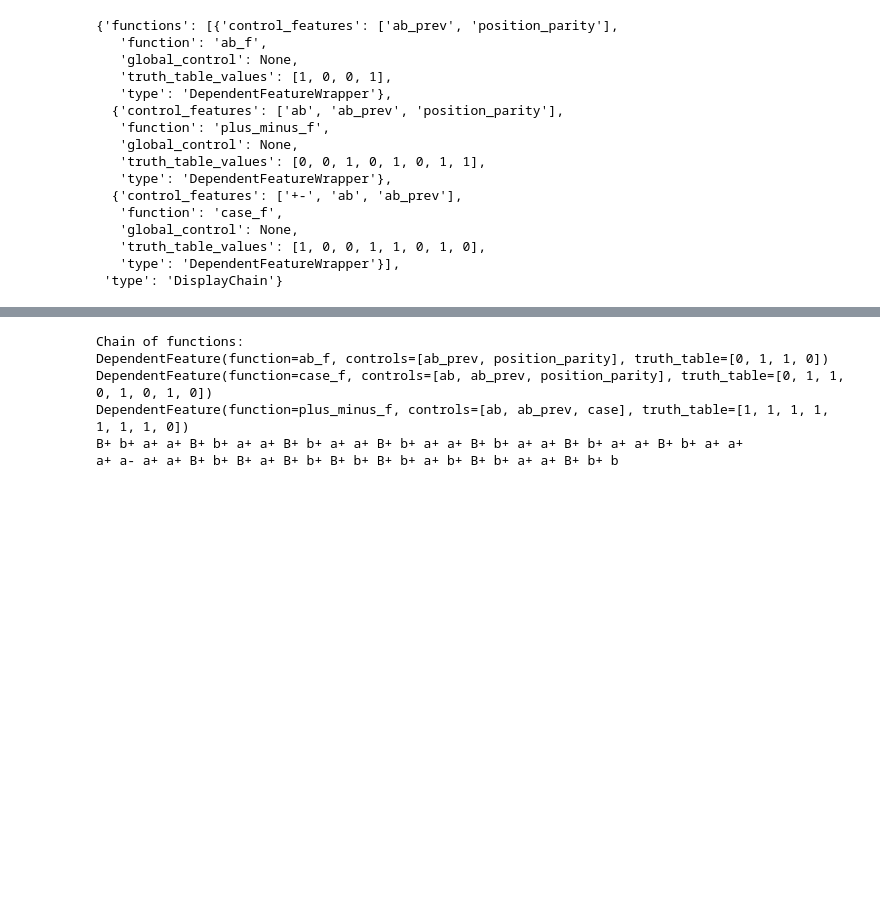
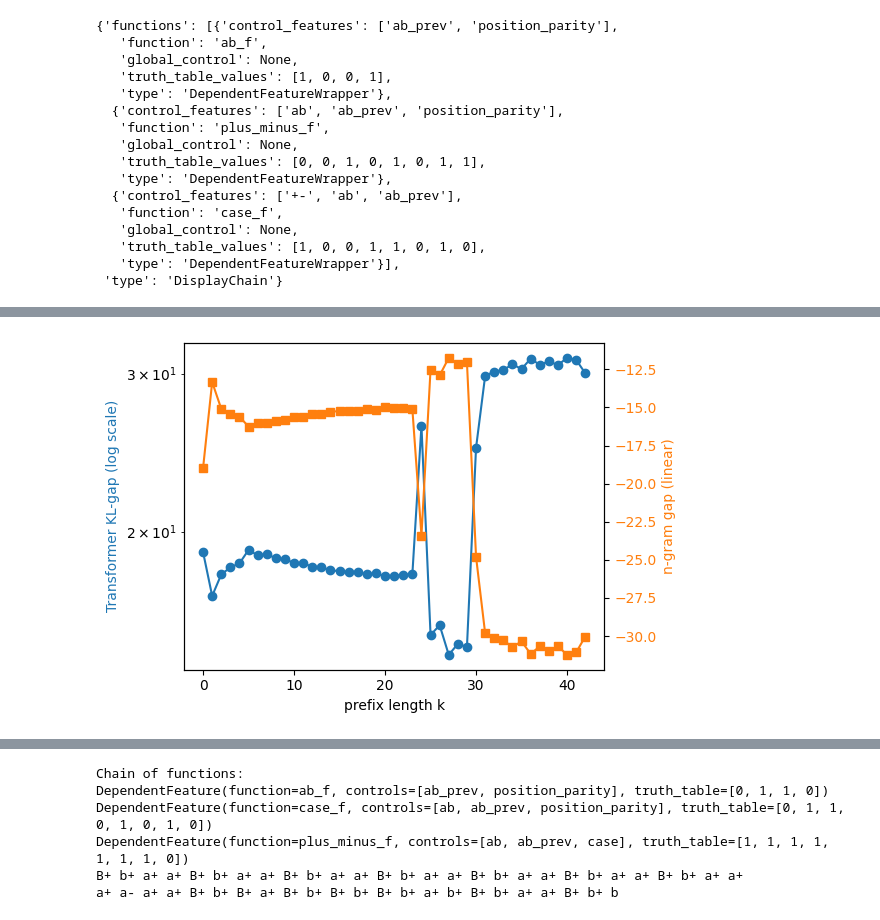
Before and after one commit to culpritgene/GeoMechInterp, a Jupyter notebook: projects/causal_patterns/mygpt_analysis.ipynb, the cells around one changed output, grey strips where cells are left out. Drawn from its saved outputs; the diff is of its cells as text; code cells hidden in the pictures; blank space fills up the shorter version.

```diff
--- a/experiments/mygpt_analysis.ipynb
+++ b/projects/causal_patterns/mygpt_analysis.ipynb
@@ -143,0 +379,23 @@ deterministic_test_dataset = deterministic_test_dataset.filter(lambda x: len(x['
+# %%
+import random
+random_indices = random.sample(range(len(dataset)), 20000)
+dataset_to_run = [dataset[i] for i in random_indices]
+# %%
+ng_tables = build_ngram_counts(dataset_to_run, max_n=3)
+# ---------------------------------------------------------------------
+# 3.  Assemble KL-gap vs. n-gram gap dataframe
+# ---------------------------------------------------------------------
+gap_by_k = collections.defaultdict(list)
+for r in rows:
+    gap_by_k[r['prefix_len']].append(r['kl_gap'])
+
+data = {'prefix_len': [], 'KL_gap': [], 'ngram_gap': []}
+for k in sorted(gap_by_k):
+    model_gap = np.mean(gap_by_k[k])
+    ngram_ce  = ngram_mixture_cross_entropy(k, dataset_to_run, tables=ng_tables)
+    data['prefix_len'].append(k)
+    data['KL_gap'].append(model_gap)
+    # positive ngram_gap means model is better than n-gram
+    data['ngram_gap'].append(ngram_ce - model_gap)
+
+df2 = pd.DataFrame(data)
@@ -143,0 +422,19 @@ deterministic_test_dataset = deterministic_test_dataset.filter(lambda x: len(x['
+# %%
+fig, ax1 = plt.subplots(figsize=(6,4))
+# Transformer KL-gap on log-y
+ax1.plot(df2['prefix_len'], df2['KL_gap'], marker='o', color='C0', label="Transformer KL-gap")
+ax1.set_yscale('log')
+ax1.set_xlabel("prefix length k")
+ax1.set_ylabel("Transformer KL-gap (log scale)", color='C0')
+ax1.tick_params(axis='y', labelcolor='C0')
+
+# n-gram gap on a second, linear y-axis
+ax2 = ax1.twinx()
+ax2.plot(df2['prefix_len'], df2['ngram_gap'], marker='s', color='C1', label="n-gram mixture gap")
+ax2.set_ylabel("n-gram gap (linear)", color='C1')
+ax2.tick_params(axis='y', labelcolor='C1')
+
+fig.tight_layout()
+plt.show()
+# %% [output]
+[figure, added]
```
Also changed, not shown: parts of 34 cells of this notebook, 35 other files.
